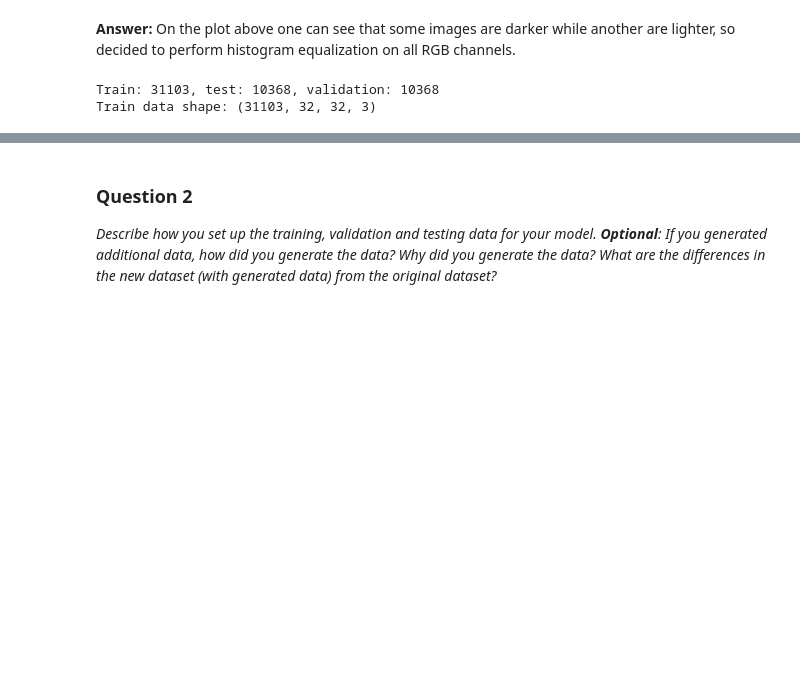
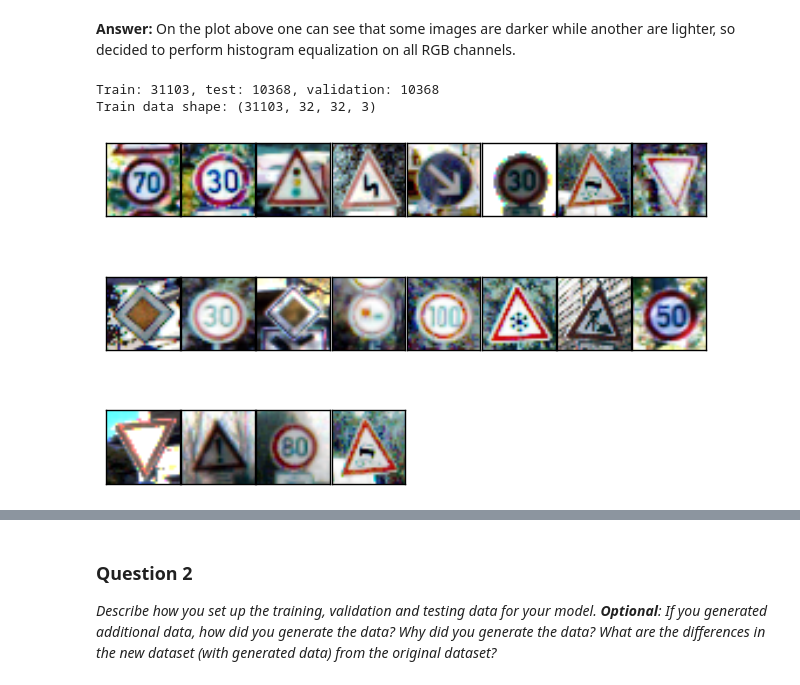
Before and after one commit to pstradowski/project-signs, a Jupyter notebook: Traffic_Sign_Classifier.ipynb, the cells around one changed output, grey strips where cells are left out. Drawn from its saved outputs; the diff is of its cells as text; code cells hidden in the pictures; blank space fills up the shorter version.

```diff
--- a/Traffic_Sign_Classifier.ipynb
+++ b/Traffic_Sign_Classifier.ipynb
@@ -168,23 +168,25 @@ _Describe how you preprocessed the data. Why did you choose that technique?_
 # %%
 test_proportion = 0.2
 validation_proportion = 0.2
 X_1, X_test, y_1, y_test = train_test_split(
     images,
     labels,
     test_size = test_proportion,
     random_state=832289)
 X_train, X_validation, y_train, y_validation = train_test_split(
     X_1, y_1,
     test_size = validation_proportion/(1-test_proportion),
     random_state=832289)
 n_train = len(X_train)
 n_valid = len(X_validation)
 n_test = len(X_test)
 print("Train: {}, test: {}, validation: {}".format(n_train, n_valid, n_test))
 print("Train data shape: {}".format(X_train.shape))
+plot_head(X_train)
 # %% [output]
 Train: 31103, test: 10368, validation: 10368
 Train data shape: (31103, 32, 32, 3)
+[figure, added]
 # %%
 freq = np.unique(y_train, return_counts = True)
 print("Number of classes in train: {}".format(len(freq[0])))
```
Also changed, not shown: parts of 19 cells of this notebook.
